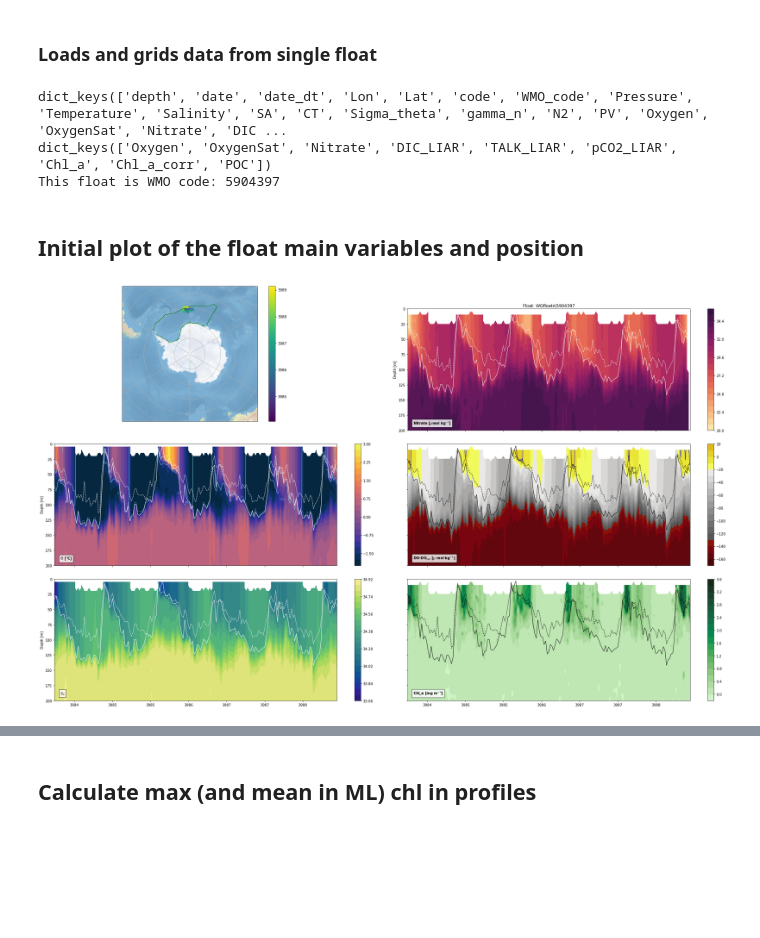
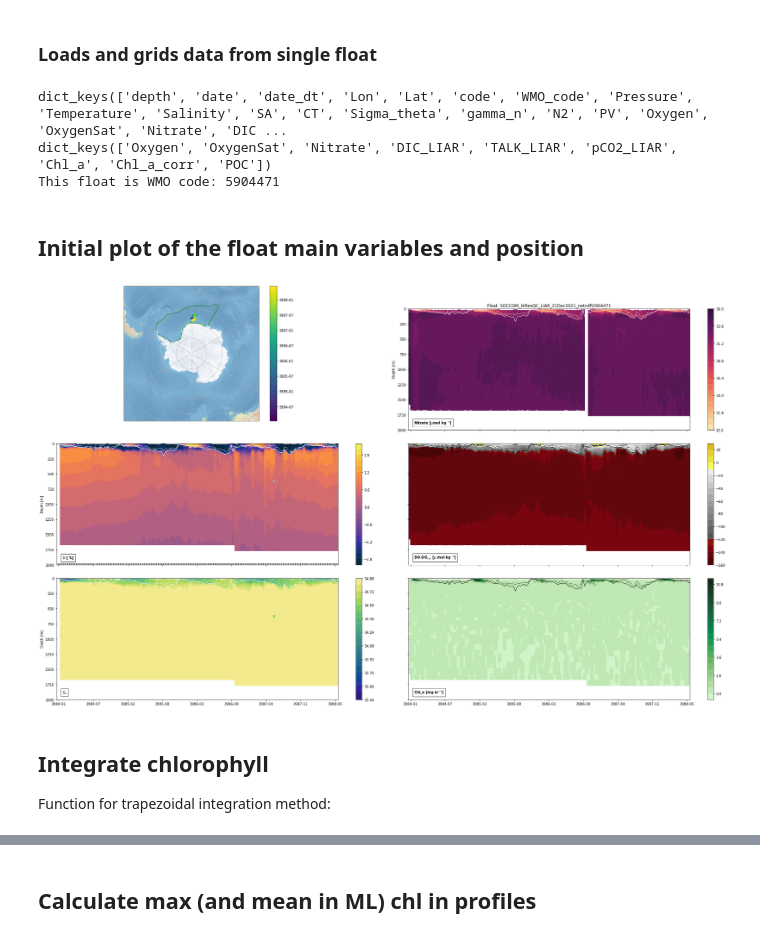
Before and after one commit to ClaraCDouglas/net_community_production, a Jupyter notebook: notebooks/FromBieito/UnderIceAnalysis.ipynb, the cells around one changed output, grey strips where cells are left out. Saved outputs shown, nothing was run; the diff lists cells and outputs as text; code cells hidden in the pictures; blank space fills up the shorter version.

```diff
--- a/notebooks/FromBieito/UnderIceAnalysis.ipynb
+++ b/notebooks/FromBieito/UnderIceAnalysis.ipynb
@@ -20,8 +23,9 @@ import cmocean
 
 For a single float
 # %%
-file_folder = "../../data/raw/WGfloats/" # specify directory relative to location of notebook
-float_number = "5904397" #7900918 #9094
+file_folder = "../../data/raw/SOCCOM_HiResQC_LIAR_21Dec2021_netcdf/" # specify directory relative to location of notebook
+                # WGfloats
+float_number = "5904471" #7900918 #9094/5904471 #5904397
 
 files = sorted(glob.glob(file_folder+"/*"+float_number+"*.nc"))
 print(files)
@@ -43,33 +44,25 @@ print(FLOAT.raw_bg.keys())
 #some of them are standard and others related to thorpe scales and mixing, and you also have geopotential anomalies (gpa) integrated between 500 and 1500 m (gpa_500_1500)
 
 print("This float is WMO code: %s"%(FLOAT.gr["WMO_code"]))
-
-
-#fmet = open("float_pickles/ERA_hr_"+FLOAT.raw["code"]+".pi","rb")
-#FLOAT.methr = pickle.load( fmet )
-#FLOAT.methr["time64"] = np.copy( FLOAT.methr["time"] )
-#FLOAT.methr["time"] = convert_datetime64_to_time(FLOAT.methr["time64"])
-#FLOAT.methr["date"] = convert_datetime64_to_date(FLOAT.methr["time64"])
-#FLOAT.calculates_carbon_framework(sp = FLOAT.methr["sp"], timemet = FLOAT.methr["time"], ML_zero = False)
-#CFvars = FLOAT.gr["CF"].keys()
-
-#carbon flux
-#FLOAT.calculates_CO2_O2_flux(FLOAT.methr)
 # %% [output]
 dict_keys(['depth', 'date', 'date_dt', 'Lon', 'Lat', 'code', 'WMO_code', 'Pressure', 'Temperature', 'Salinity', 'SA', 'CT', 'Sigma_theta', 'gamma_n', 'N2', 'PV', 'Oxygen', 'OxygenSat', 'Nitrate', 'DIC ...
 dict_keys(['Oxygen', 'OxygenSat', 'Nitrate', 'DIC_LIAR', 'TALK_LIAR', 'pCO2_LIAR', 'Chl_a', 'Chl_a_corr', 'POC'])
-This float is WMO code: 5904397
+This float is WMO code: 5904471
 # %% [markdown]
 ## Initial plot of the float main variables and position
 # %%
 %matplotlib inline
 #qt
 studyarea=pd.read_csv('../../data/processed/ANDREXbox.csv',header=None).values
 
 #with this command you can have an overview of the float data
-FLOAT.plots_map_main_variables(studyarea, shows = True, saves = False,  ylim=  (200,0))
+FLOAT.plots_map_main_variables(studyarea, shows = True, saves = False)#,  ylim=  (600,0))
 #FLOAT.plots_mixing_layer_profile(20, show = True)
 
 #plt.plot(FLOAT.gr["date"],FLOAT.gr["gpa_500_1500"])
 # %% [output]
-[figure, old version]
+[figure, new version]
+# %% [markdown]
+## Integrate chlorophyll
+
+Function for trapezoidal integration method:
```
Also changed, not shown: parts of 30 cells of this notebook, 3 other files.
